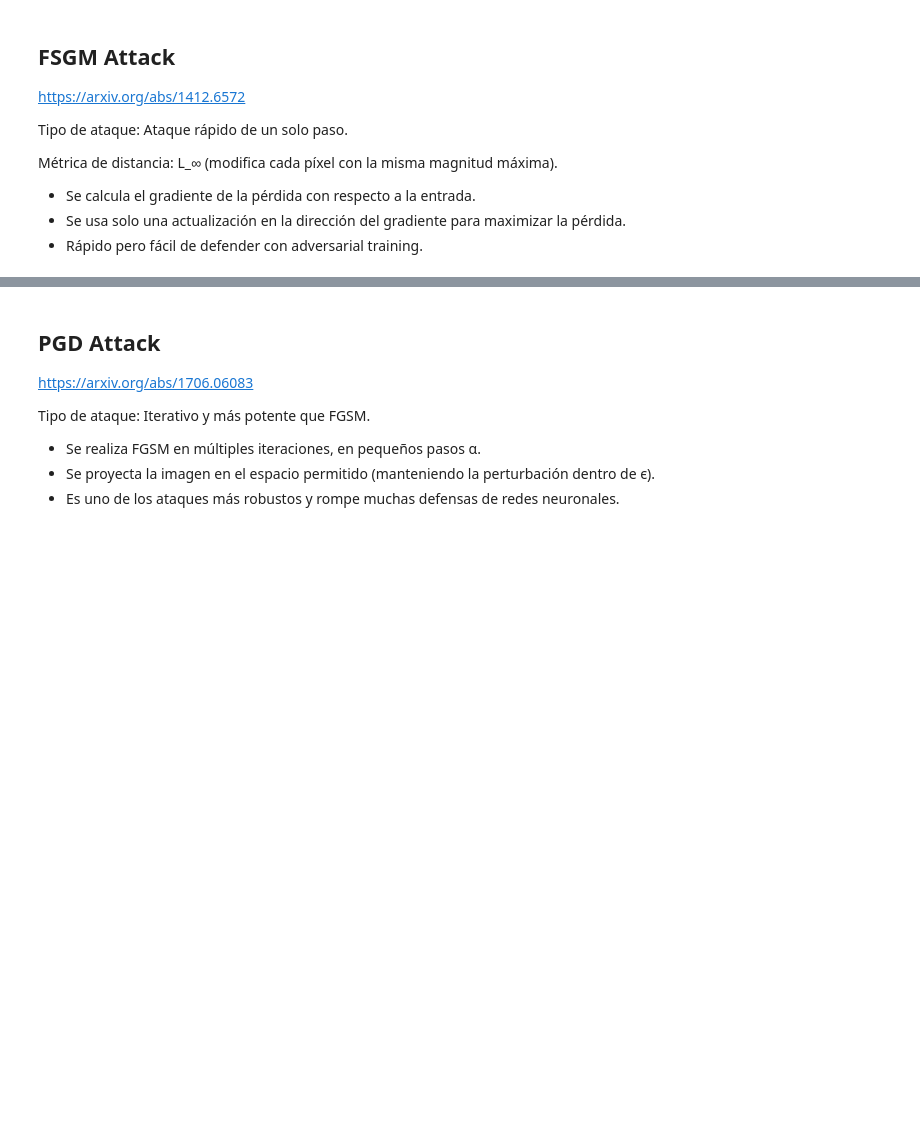
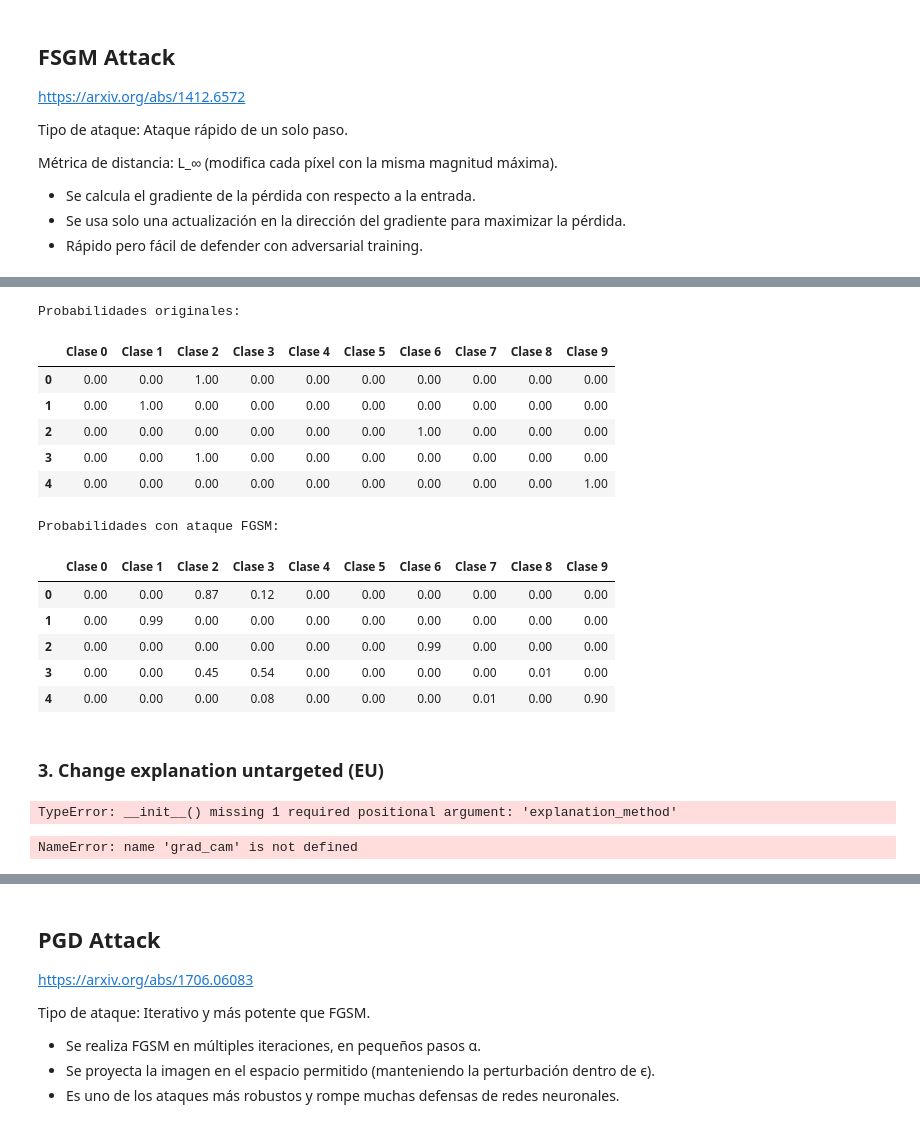
Before and after one commit to sarenales/PrototypesVulnerabilities, a Jupyter notebook: PrototypeDLVulnerabilities/PrototypeDL_MNIST_AdversialAttacks.ipynb, the cells around one changed output, grey strips where cells are left out. Cells and saved outputs as stored; diff of their text form; code cells hidden in the pictures; blank space fills up the shorter version.

```diff
--- a/PrototypeDLVulnerabilities/PrototypeDL_MNIST_AdversialAttacks.ipynb
+++ b/PrototypeDLVulnerabilities/PrototypeDL_MNIST_AdversialAttacks.ipynb
@@ -1568,0 +1725,32 @@ Probabilidades con ataque FGSM:
+# %%
+import torch.nn.functional as F
+import pandas as pd
+
+probs_orig = F.softmax(model(batch_x), dim=1).detach().cpu().numpy()
+probs_adv = F.softmax(model(adv_images), dim=1).detach().cpu().numpy()
+
+df_orig = pd.DataFrame(probs_orig[:examples_to_show], columns=[f"Clase {i}" for i in range(10)])
+df_adv = pd.DataFrame(probs_adv[:examples_to_show], columns=[f"Clase {i}" for i in range(10)])
+
+print("Probabilidades originales:")
+display(df_orig.style.format(precision=2).highlight_max(axis=1, props="background-color:blue;"))
+
+print("Probabilidades con ataque FGSM:")
+display(df_adv.style.format(precision=2).highlight_max(axis=1, props="background-color:red;color:white;"))
+# %% [output]
+Probabilidades originales:
+|  | Clase 0 | Clase 1 | Clase 2 | Clase 3 | Clase 4 | Clase 5 | Clase 6 | Clase 7 | Clase 8 | Clase 9 |
+| 0 | 0.00 | 0.00 | 1.00 | 0.00 | 0.00 | 0.00 | 0.00 | 0.00 | 0.00 | 0.00 |
+| 1 | 0.00 | 1.00 | 0.00 | 0.00 | 0.00 | 0.00 | 0.00 | 0.00 | 0.00 | 0.00 |
+| 2 | 0.00 | 0.00 | 0.00 | 0.00 | 0.00 | 0.00 | 1.00 | 0.00 | 0.00 | 0.00 |
+| 3 | 0.00 | 0.00 | 1.00 | 0.00 | 0.00 | 0.00 | 0.00 | 0.00 | 0.00 | 0.00 |
+| 4 | 0.00 | 0.00 | 0.00 | 0.00 | 0.00 | 0.00 | 0.00 | 0.00 | 0.00 | 1.00 |
+Probabilidades con ataque FGSM:
+|  | Clase 0 | Clase 1 | Clase 2 | Clase 3 | Clase 4 | Clase 5 | Clase 6 | Clase 7 | Clase 8 | Clase 9 |
+| 0 | 0.00 | 0.00 | 0.87 | 0.12 | 0.00 | 0.00 | 0.00 | 0.00 | 0.00 | 0.00 |
+| 1 | 0.00 | 0.99 | 0.00 | 0.00 | 0.00 | 0.00 | 0.00 | 0.00 | 0.00 | 0.00 |
+| 2 | 0.00 | 0.00 | 0.00 | 0.00 | 0.00 | 0.00 | 0.99 | 0.00 | 0.00 | 0.00 |
+| 3 | 0.00 | 0.00 | 0.45 | 0.54 | 0.00 | 0.00 | 0.00 | 0.00 | 0.01 | 0.00 |
+| 4 | 0.00 | 0.00 | 0.00 | 0.08 | 0.00 | 0.00 | 0.00 | 0.01 | 0.00 | 0.90 |
+# %% [markdown]
+### 3. Change explanation untargeted (EU)
@@ -1568,0 +1789,10 @@ Probabilidades con ataque FGSM:
+# %%
+attack = FGSM_Explanation_Untargeted(model, eps=8/255)
+# %% [output]
+TypeError: __init__() missing 1 required positional argument: 'explanation_method'
+# %%
+explanation_method = grad_cam  # O cualquier otra técnica como SHAP, LIME
+attack = FGSM_Explanation_Untargeted(model, explanation_method, eps=8/255)
+adv_images = attack(images, labels)
+# %% [output]
+NameError: name 'grad_cam' is not defined
```
Also changed, not shown: parts of 33 cells of this notebook.
